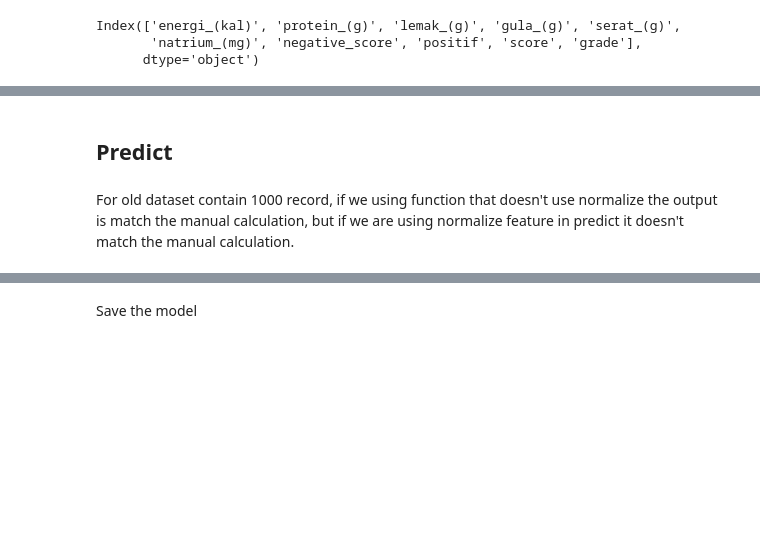
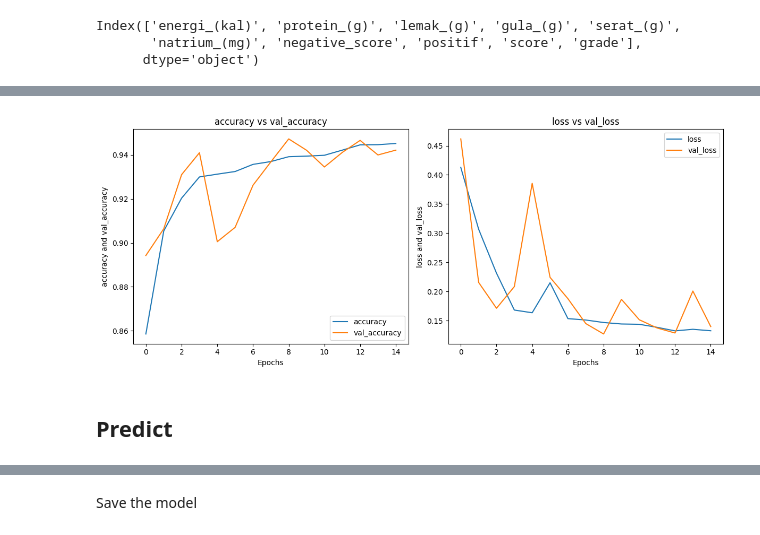
Before and after one commit to NutriLens-Bangkit-2024/nutrition_grade_model, a Jupyter notebook: ml2.ipynb, the cells around one changed output, grey strips where cells are left out. Cells and saved outputs as stored; diff of their text form; code cells hidden in the pictures; blank space fills up the shorter version.

```diff
--- a/ml2.ipynb
+++ b/ml2.ipynb
@@ -219,2 +288,6 @@ plt.show()
+# %%
+plot(model_train,"accuracy", "val_accuracy","loss","val_loss")
+# %% [output]
+[figure, added]
 # %% [markdown]
 ## Predict
@@ -235,8 +306,6 @@ def output(energi, protein, lemak, karbohidrat, serat, natrium):
     predict = np.array2string(predict, formatter={'float_kind':'{0:.3f}'.format})
 
     return grade, predict
-# %% [markdown]
-For old dataset contain 1000 record, if we using function that doesn't  use normalize the output is match the manual calculation, but if we are using normalize feature in predict it doesn't match the manual calculation.
 # %%
 def real_class(energi, protein, lemak, karbohidrat, serat, natrium):
     negative_score = (
```
Also changed, not shown: parts of 18 cells of this notebook.
